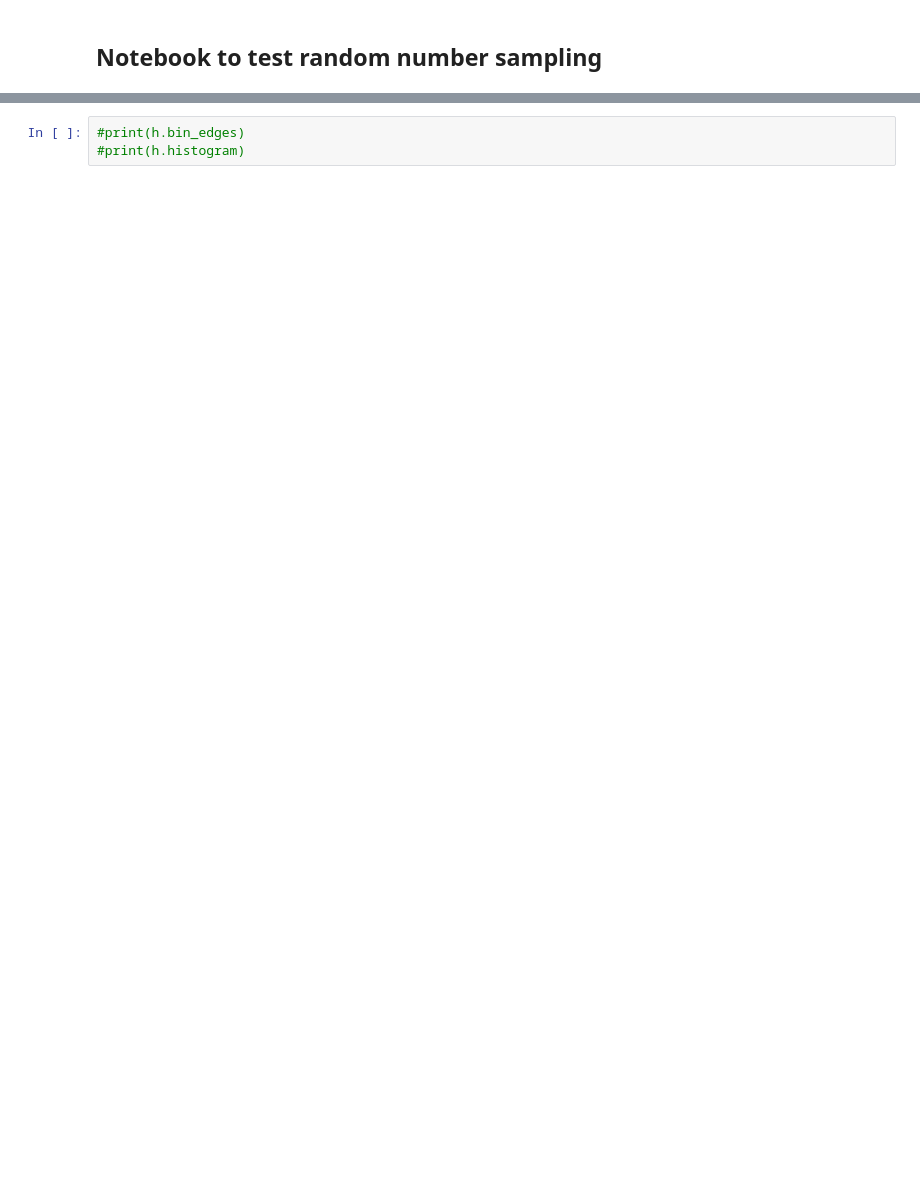
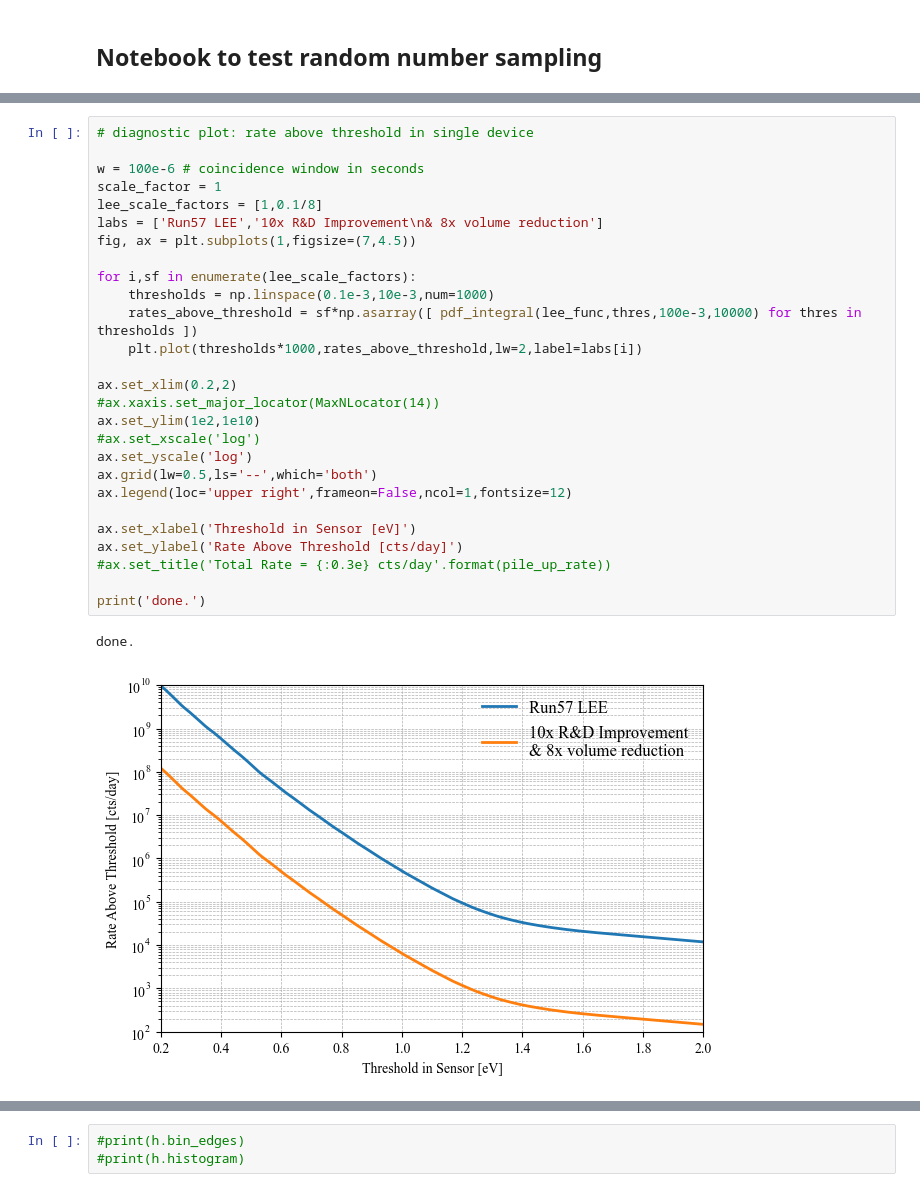
Before and after one commit to spice-herald/DarkLim, a Jupyter notebook: examples/sampling_test.ipynb, the cells around one changed output, grey strips where cells are left out. Cells and saved outputs as stored; diff of their text form; blank space fills up the shorter version.

```diff
--- a/examples/sampling_test.ipynb
+++ b/examples/sampling_test.ipynb
@@ -65,0 +83,30 @@ ax.set_yscale('log')
+# %%
+# diagnostic plot: rate above threshold in single device
+
+w = 100e-6 # coincidence window in seconds
+scale_factor = 1
+lee_scale_factors = [1,0.1/8]
+labs = ['Run57 LEE','10x R&D Improvement\n& 8x volume reduction']
+fig, ax = plt.subplots(1,figsize=(7,4.5))
+
+for i,sf in enumerate(lee_scale_factors):
+    thresholds = np.linspace(0.1e-3,10e-3,num=1000)
+    rates_above_threshold = sf*np.asarray([ pdf_integral(lee_func,thres,100e-3,10000) for thres in thresholds ])
+    plt.plot(thresholds*1000,rates_above_threshold,lw=2,label=labs[i])
+
+ax.set_xlim(0.2,2)
+#ax.xaxis.set_major_locator(MaxNLocator(14))
+ax.set_ylim(1e2,1e10)
+#ax.set_xscale('log')
+ax.set_yscale('log')
+ax.grid(lw=0.5,ls='--',which='both')
+ax.legend(loc='upper right',frameon=False,ncol=1,fontsize=12)
+
+ax.set_xlabel('Threshold in Sensor [eV]')
+ax.set_ylabel('Rate Above Threshold [cts/day]')
+#ax.set_title('Total Rate = {:0.3e} cts/day'.format(pile_up_rate))
+
+print('done.')
+# %% [output]
+done.
+[figure, added]
```
Also changed, not shown: parts of 12 cells of this notebook, 5 other files.
